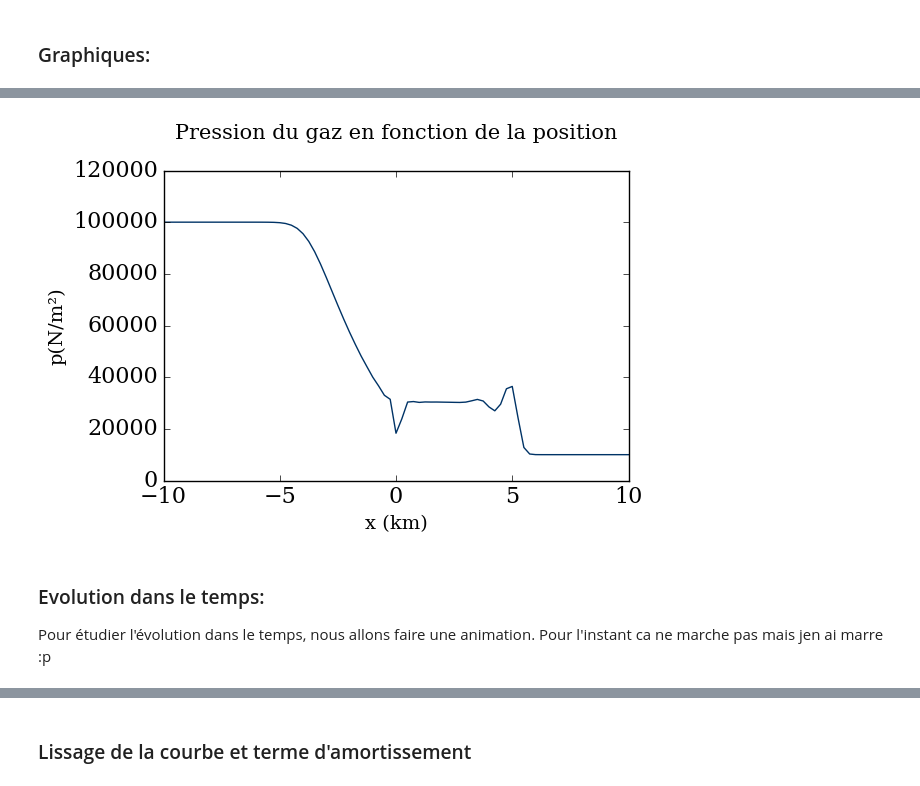
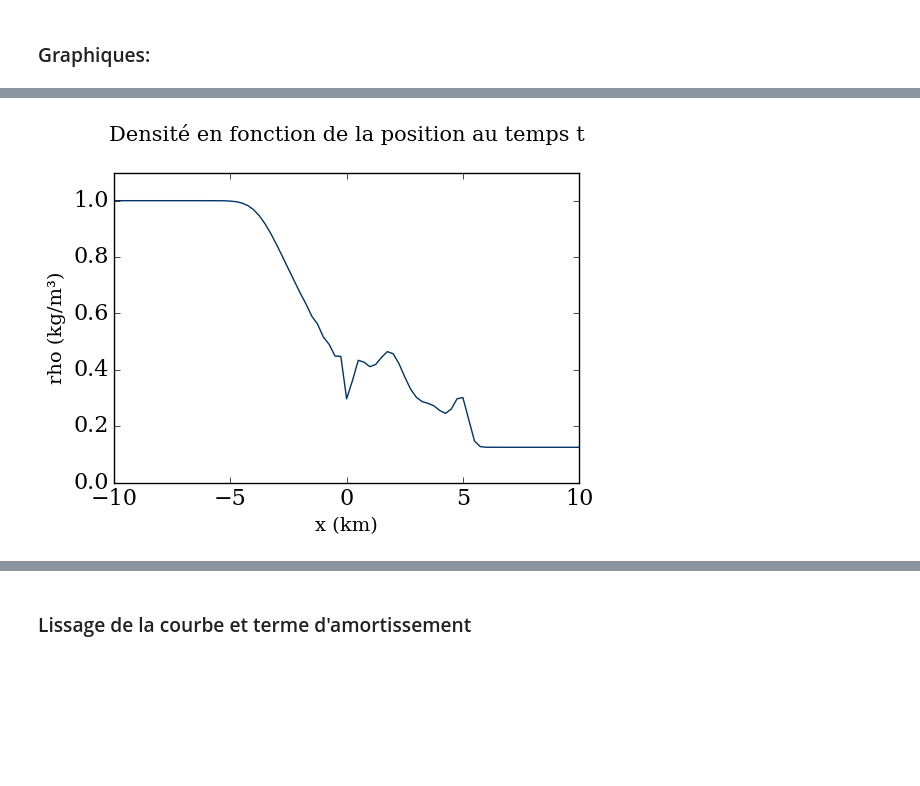
Before and after one commit to CarolineJonas/Module3, a Jupyter notebook: Shock_tube.ipynb, the cells around one changed output, grey strips where cells are left out. Cells and saved outputs as stored; diff of their text form; code cells hidden in the pictures; blank space fills up the shorter version.

```diff
--- a/Shock_tube.ipynb
+++ b/Shock_tube.ipynb
@@ -147,8 +147,9 @@ IC[2,:40]=100000.0 #N/m²
 IC[2,40:]=10000.0 #N/m²
 v0=vector_u(IC[0],IC[1],IC[2])
 # %%
-shock=Shock(v0,50,dt,dx,nx)
-#on regarde en nt=50 car on veut aller jusqu'au temps t=0.01s par pas de 0.0002s, on doit donc réaliser 50 étapes
+nt=50#on regarde en nt=50 car on veut aller jusqu'au temps t=0.01s par pas de 0.0002s, on doit donc réaliser 50 étapes
+shock=Shock(v0,nt,dt,dx,nx)
+t=nt*dt
 # %%
 ans(shock)[50]
 # %% [output]
@@ -162,9 +163,9 @@ def plot(function):
             v[:,j]=ans(function)[j,:]
     return v
 # %%
-def graph(ordonnée,legende_y,ymin,ymax,title):
-    pyplot.plot(x,ordonnée, color='#003366', lw=1)
-    pyplot.ylim(ymin,ymax);
+def graphdensity(vector):
+    pyplot.plot(x,vector[0], color='#003366', lw=1)
+    pyplot.ylim(0.0,1.1);
     pyplot.xlabel('x (km)', fontsize=14) #x label
-    pyplot.ylabel(legende_y, fontsize=14) #y label,
-    pyplot.title(title, y=1.08, fontsize=15) ;
+    pyplot.ylabel('rho (kg/m³)', fontsize=14) #y label,
+    pyplot.title('Densité en fonction de la position au temps t', y=1.08, fontsize=15) ;
@@ -179,7 +171,0 @@ graph(plot(shock)[1],'v (m/s)',0.0,450.0,'Vitesse du gaz en fonction de la posit
-# %%
-graph(plot(shock)[2],'p(N/m²)',0.0,120000.0,'Pression du gaz en fonction de la position')
-# %% [output]
-[figure, removed]
-# %% [markdown]
-### Evolution dans le temps:
-Pour étudier l'évolution dans le temps, nous allons faire une animation. Pour l'instant ca ne marche pas mais jen ai marre :p
@@ -185,0 +186,4 @@ Pour étudier l'évolution dans le temps, nous allons faire une animation. Pour
+# %%
+graphdensity(plot(shock))
+# %% [output]
+[figure, added]
```
Also changed, not shown: parts of 40 cells of this notebook.
